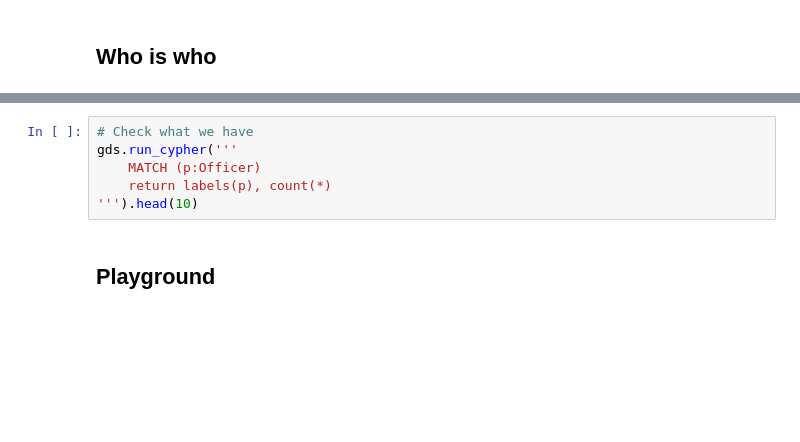
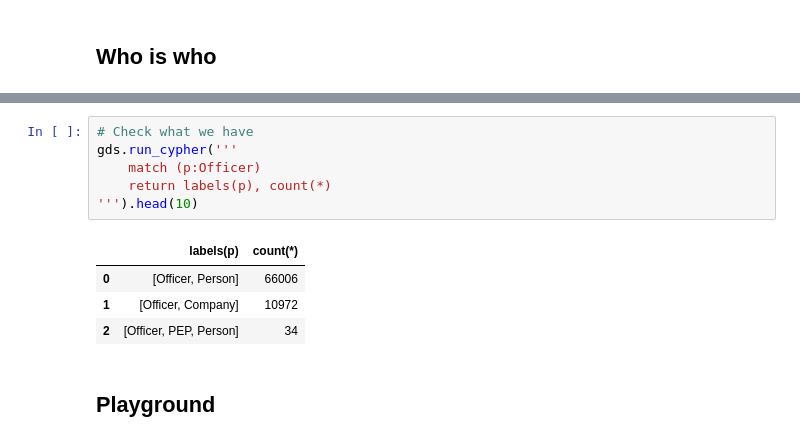
Before and after one commit to lqst/neo4j-hackathons, a Jupyter notebook: project2/01 Persons of interest.ipynb, the cells around one changed output, grey strips where cells are left out. Saved outputs shown, nothing was run; the diff lists cells and outputs as text; blank space fills up the shorter version.

```diff
--- a/project2/01 Persons of interest.ipynb
+++ b/project2/01 Persons of interest.ipynb
@@ -130,9 +180,14 @@ gds.run_cypher('''
 # %%
 # Check what we have
 gds.run_cypher('''
-    MATCH (p:Officer)
+    match (p:Officer)
     return labels(p), count(*)
 ''').head(10)
+# %% [output]
+|  | labels(p) | count(*) |
+| 0 | [Officer, Person] | 66006 |
+| 1 | [Officer, Company] | 10972 |
+| 2 | [Officer, PEP, Person] | 34 |
 # %% [markdown]
 ## Playground
 # %%
```
Also changed, not shown: parts of 20 cells of this notebook.
